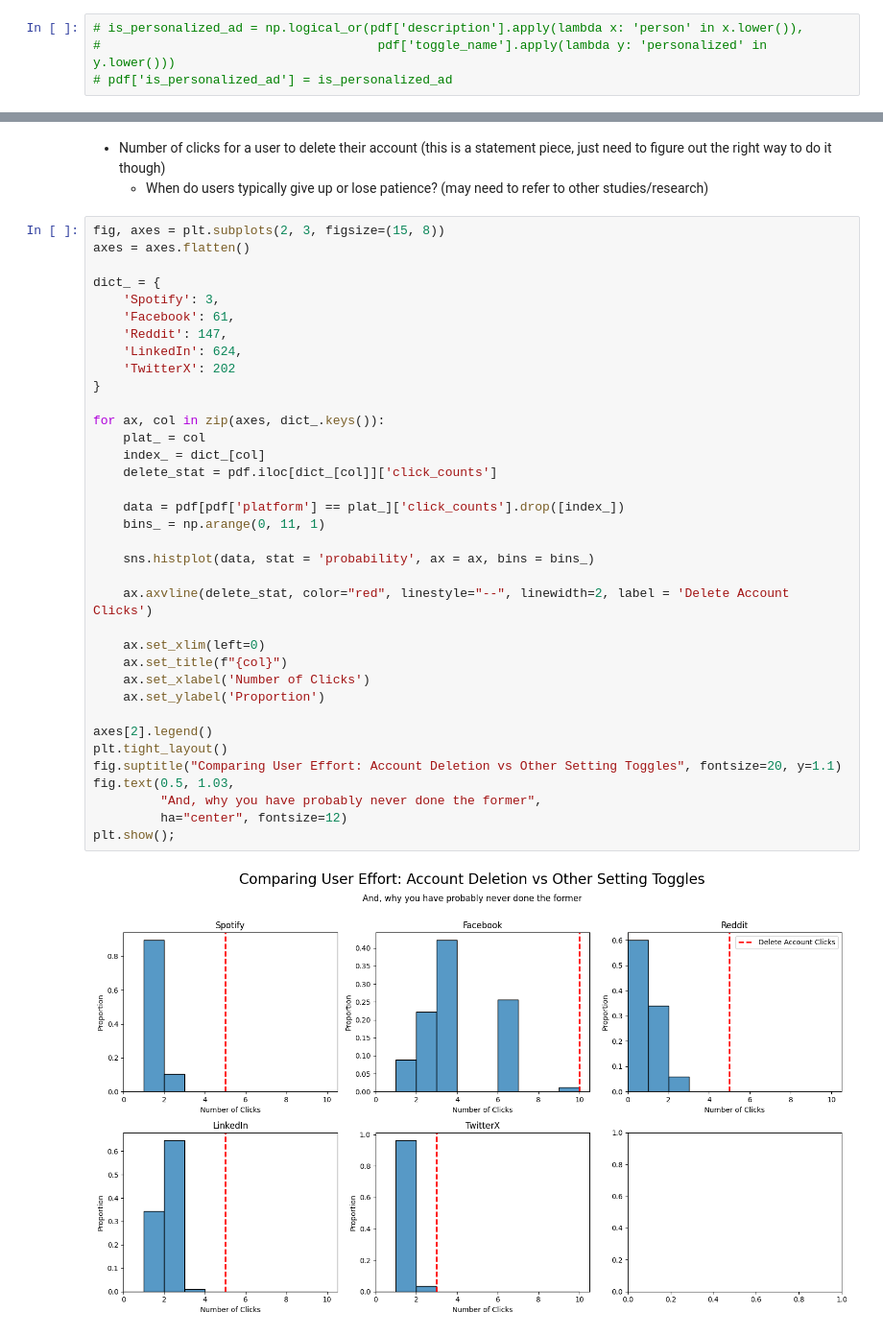
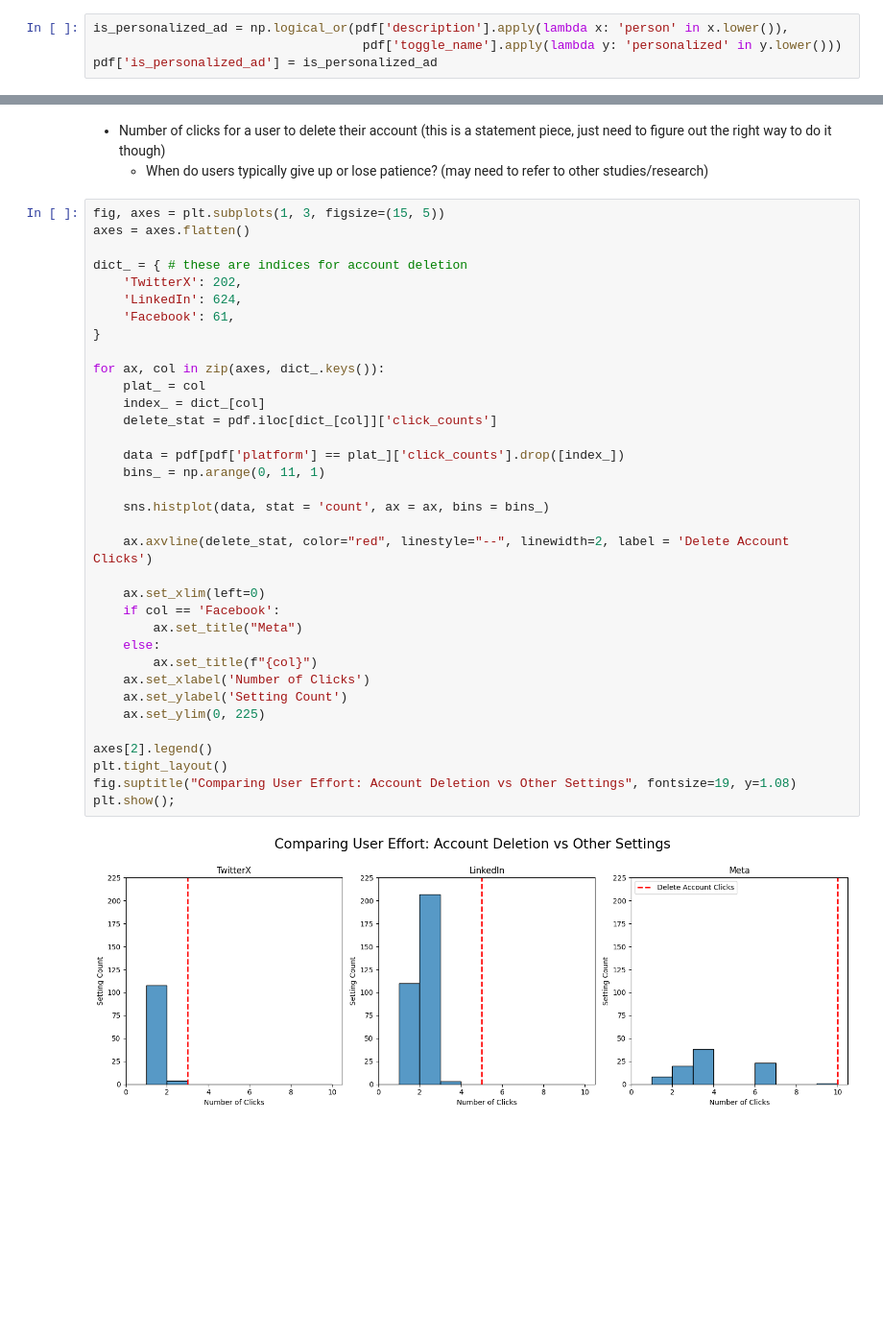
Before and after one commit to sebastianferragut/DSC180A_PrivacyProject, a Jupyter notebook: database/visualize_df.ipynb, the cells around one changed output, grey strips where cells are left out. Shown at 96% size. Cells and saved outputs as stored; diff of their text form; blank space fills up the shorter version.

```diff
--- a/database/visualize_df.ipynb
+++ b/database/visualize_df.ipynb
@@ -104,9 +116,9 @@ generative_ai_settings.iloc[:,[0, 1, 2, 3]]
 - Integrating toggle states into the data visualization to show how default settings are configured to collect data from you
     - A lot of personalized advertisement settings
 # %%
-# is_personalized_ad = np.logical_or(pdf['description'].apply(lambda x: 'person' in x.lower()),
-#                                     pdf['toggle_name'].apply(lambda y: 'personalized' in y.lower()))
-# pdf['is_personalized_ad'] = is_personalized_ad
+is_personalized_ad = np.logical_or(pdf['description'].apply(lambda x: 'person' in x.lower()),
+                                    pdf['toggle_name'].apply(lambda y: 'personalized' in y.lower()))
+pdf['is_personalized_ad'] = is_personalized_ad
 # %%
 personalized_ad_settings = pdf[pdf['is_personalized_ad'] == True].groupby(['platform', 'is_personalized_ad', 'state'])['url'].count().reset_index().rename(columns = {'url': 'count'})
 
@@ -145,40 +163,39 @@ plt.show();
 - Number of clicks for a user to delete their account (this is a statement piece, just need to figure out the right way to do it though)
     - When do users typically give up or lose patience? (may need to refer to other studies/research)
 # %%
-fig, axes = plt.subplots(2, 3, figsize=(15, 8))
+fig, axes = plt.subplots(1, 3, figsize=(15, 5))
 axes = axes.flatten()
 
-dict_ = {
-    'Spotify': 3,
+dict_ = { # these are indices for account deletion
+    'TwitterX': 202,
+    'LinkedIn': 624,
     'Facebook': 61,
-    'Reddit': 147,
-    'LinkedIn': 624,
-    'TwitterX': 202
 }
 
 for ax, col in zip(axes, dict_.keys()):
     plat_ = col
     index_ = dict_[col]
     delete_stat = pdf.iloc[dict_[col]]['click_counts']
 
     data = pdf[pdf['platform'] == plat_]['click_counts'].drop([index_])
     bins_ = np.arange(0, 11, 1)
 
-    sns.histplot(data, stat = 'probability', ax = ax, bins = bins_)
+    sns.histplot(data, stat = 'count', ax = ax, bins = bins_)
 
     ax.axvline(delete_stat, color="red", linestyle="--", linewidth=2, label = 'Delete Account Clicks')
 
     ax.set_xlim(left=0)
-    ax.set_title(f"{col}")
+    if col == 'Facebook':
+        ax.set_title("Meta")
+    else:
+        ax.set_title(f"{col}")
     ax.set_xlabel('Number of Clicks')
-    ax.set_ylabel('Proportion')
+    ax.set_ylabel('Setting Count')
+    ax.set_ylim(0, 225)
 
 axes[2].legend()
 plt.tight_layout()
-fig.suptitle("Comparing User Effort: Account Deletion vs Other Setting Toggles", fontsize=20, y=1.1)
-fig.text(0.5, 1.03,
-         "And, why you have probably never done the former",
-         ha="center", fontsize=12)
+fig.suptitle("Comparing User Effort: Account Deletion vs Other Settings", fontsize=19, y=1.08)
 plt.show();
 # %% [output]
-[figure, old version]
+[figure, new version]
```
Also changed, not shown: parts of 22 cells of this notebook, 3 other files.
